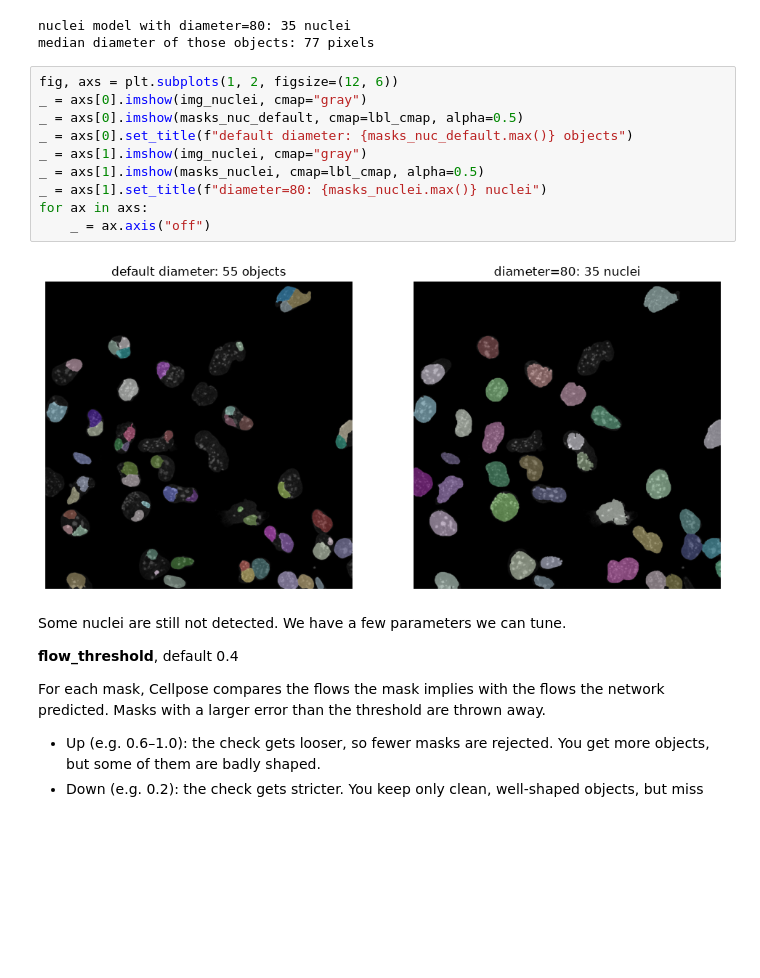
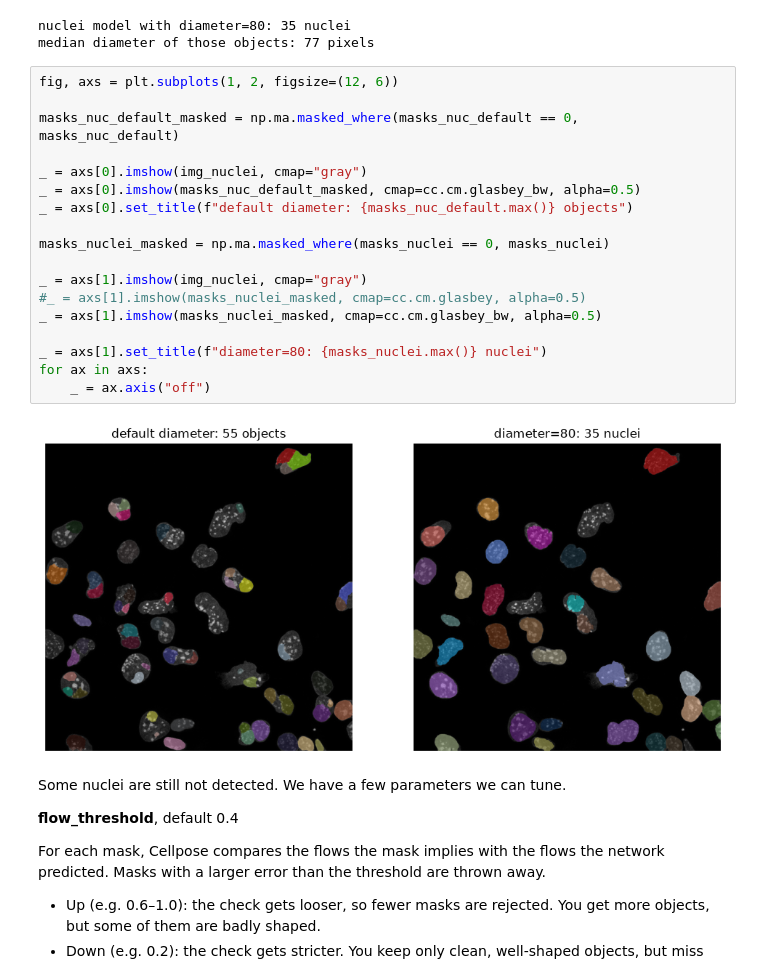
Before and after one commit to NL-BioImaging/NL-BioImageAnalysis-course2026, a Jupyter notebook: day_2/deep_learning/02_cellpose.ipynb, the cells around one changed output. Cells and saved outputs as stored; diff of their text form; blank space fills up the shorter version.

```diff
--- a/day_2/deep_learning/02_cellpose.ipynb
+++ b/day_2/deep_learning/02_cellpose.ipynb
@@ -171,16 +181,24 @@ nuclei model with diameter=80: 35 nuclei
 median diameter of those objects: 77 pixels
 # %%
 fig, axs = plt.subplots(1, 2, figsize=(12, 6))
+
+masks_nuc_default_masked = np.ma.masked_where(masks_nuc_default == 0, masks_nuc_default)
+
 _ = axs[0].imshow(img_nuclei, cmap="gray")
-_ = axs[0].imshow(masks_nuc_default, cmap=lbl_cmap, alpha=0.5)
+_ = axs[0].imshow(masks_nuc_default_masked, cmap=cc.cm.glasbey_bw, alpha=0.5)
 _ = axs[0].set_title(f"default diameter: {masks_nuc_default.max()} objects")
+
+masks_nuclei_masked = np.ma.masked_where(masks_nuclei == 0, masks_nuclei)
+
 _ = axs[1].imshow(img_nuclei, cmap="gray")
-_ = axs[1].imshow(masks_nuclei, cmap=lbl_cmap, alpha=0.5)
+#_ = axs[1].imshow(masks_nuclei_masked, cmap=cc.cm.glasbey, alpha=0.5)
+_ = axs[1].imshow(masks_nuclei_masked, cmap=cc.cm.glasbey_bw, alpha=0.5)
+
 _ = axs[1].set_title(f"diameter=80: {masks_nuclei.max()} nuclei")
 for ax in axs:
     _ = ax.axis("off")
 # %% [output]
-[figure, old version]
+[figure, new version]
 # %% [markdown]
 Some nuclei are still not detected. We have a few parameters we can tune.
 
```
Also changed, not shown: parts of 5 cells of this notebook, 4 other files.
